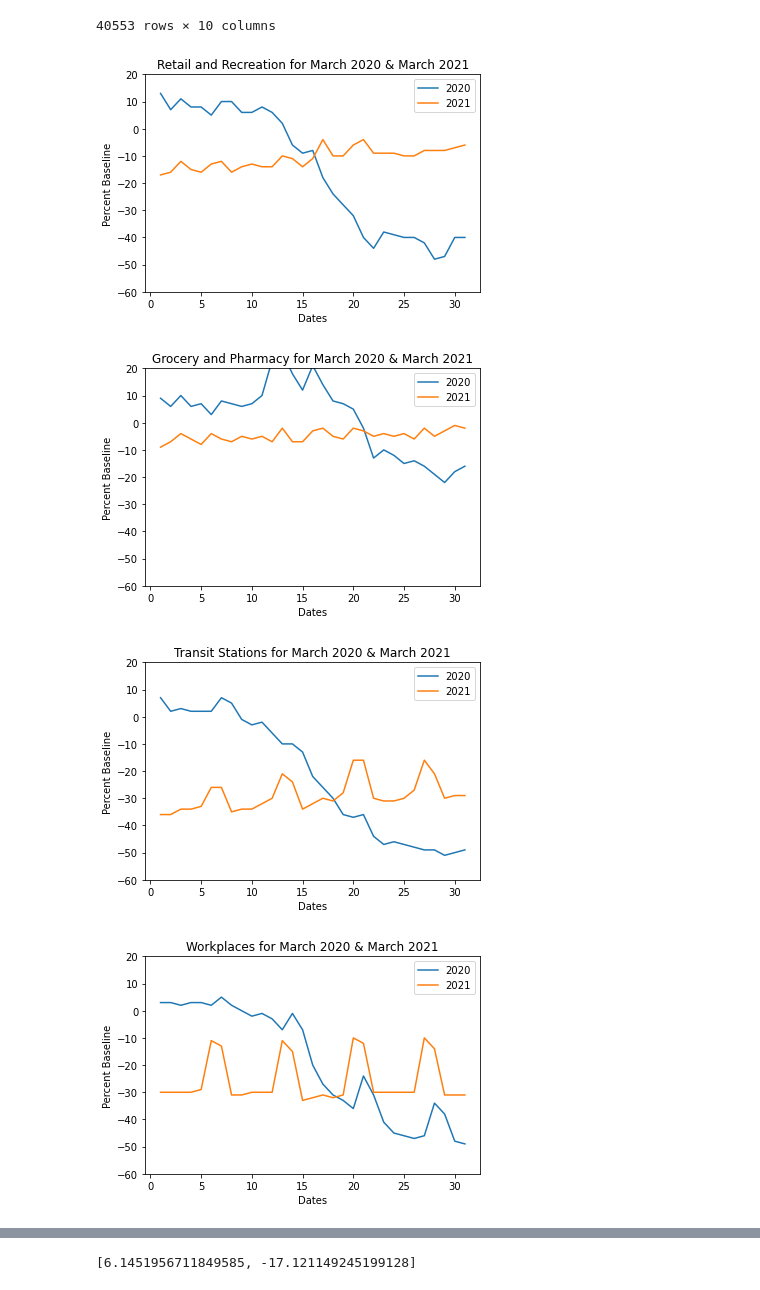
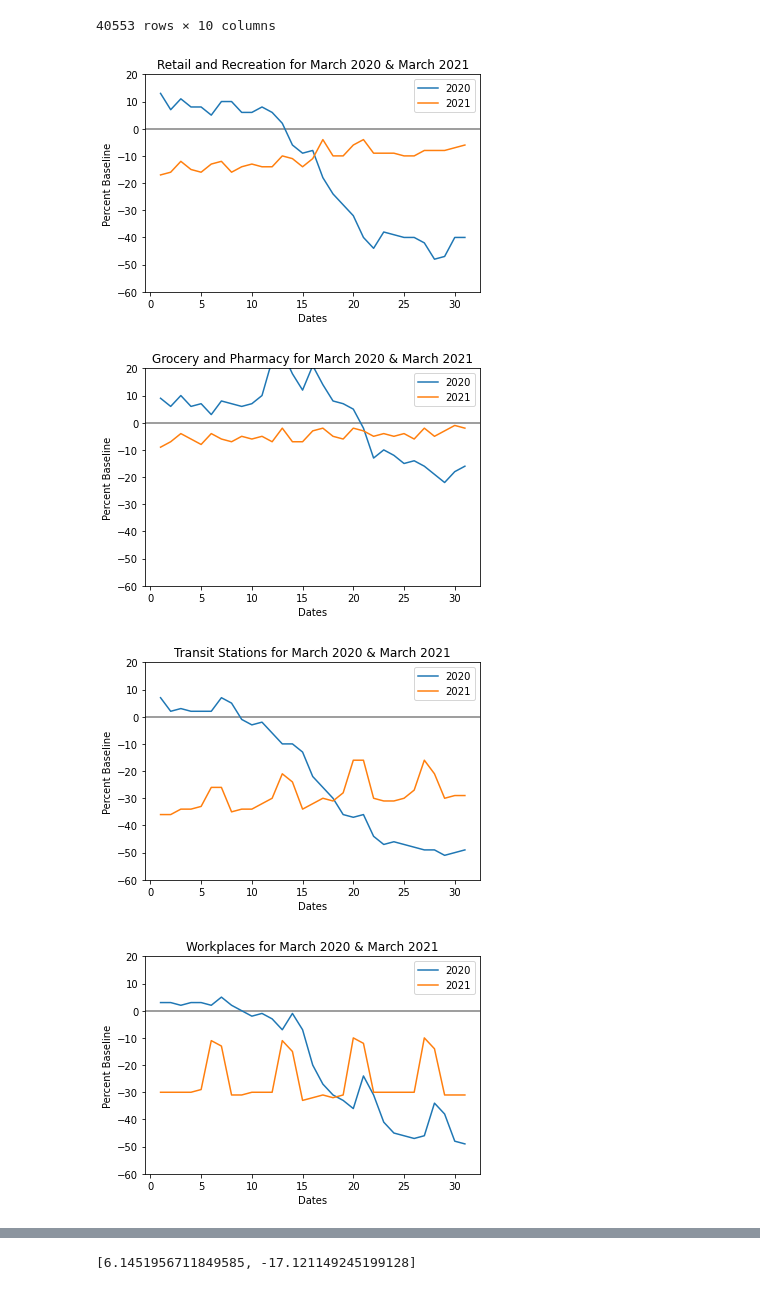
Before and after one commit to Munseaux/Pandemic-Movement, a Jupyter notebook: year_over_year_data.ipynb, the cells around one changed output, grey strips where cells are left out. Saved outputs shown, nothing was run; the diff lists cells and outputs as text; code cells hidden in the pictures.

```diff
--- a/year_over_year_data.ipynb
+++ b/year_over_year_data.ipynb
@@ -206,43 +206,43 @@ feb2020_df
 # %%
 labels = ['March 2020', 'March 2021']
 
 x = np.arange(len(labels))  # the label locations
 width = .35 #  the width of the bars
 
 plt.ylim([-60, 20])
+plt.axhline(y = 0, color = 'grey', linestyle = '-')
 
 # Data
 mar2020_df = mar2020_df[mar2020_df['sub_region_1'].isnull()]
 mar2021_df = mar2021_df[mar2021_df['sub_region_1'].isnull()]
 
 # plt.figure(figsize=(20,10))
 mar2020_df["month"] = mar2020_df["New Date"].dt.day
 mar2021_df["month"] = mar2021_df["New Date"].dt.day
 
 plt.plot(mar2020_df['month'], mar2020_df['retail_and_recreation_percent_change_from_baseline'], label = '2020')
 plt.plot(mar2021_df['month'], mar2021_df['retail_and_recreation_percent_change_from_baseline'], label = '2021')
 
 plt.ylabel('Percent Baseline')
 plt.xlabel('Dates')
 plt.title('Retail and Recreation for March 2020 & March 2021')
 # # show legend
 plt.legend()
 plt.savefig("Images/Retail and Recreation for March 2020 & March 2021")
 
 
 
 plt.show()
 # %% [output]
-[figure, old version]
+[figure, new version]
 # %%
 labels = ['March 2020', 'March 2021']
 
 x = np.arange(len(labels))  # the label locations
 width = .35 #  the width of the bars
 
-y = np.array([-60, -50, -40, -30, -20, -10, 0, 10, 20])
-
 plt.ylim([-60, 20])
+plt.axhline(y = 0, color = 'grey', linestyle = '-')
 
 # Data
 mar2020_df = mar2020_df[mar2020_df['sub_region_1'].isnull()]
@@ -265,7 +265,7 @@ plt.savefig("Images/Grocery and Pharmacy for March 2020 & March 2021")
 
 plt.show()
 # %% [output]
-[figure, old version]
+[figure, new version]
 # %%
 labels = ['March 2020', 'March 2021']
 
@@ -273,6 +273,7 @@ x = np.arange(len(labels))  # the label locations
 width = .35 #  the width of the bars
 
 plt.ylim([-60, 20])
+plt.axhline(y = 0, color = 'grey', linestyle = '-')
 
 # Data
 mar2020_df = mar2020_df[mar2020_df['sub_region_1'].isnull()]
@@ -295,7 +296,7 @@ plt.savefig("Images/Transit Stations for March 2020 & March 2021")
 
 plt.show()
 # %% [output]
-[figure, old version]
+[figure, new version]
 # %%
 labels = ['March 2020', 'March 2021']
 
@@ -303,6 +304,7 @@ x = np.arange(len(labels))  # the label locations
 width = .35 #  the width of the bars
 
 plt.ylim([-60, 20])
+plt.axhline(y = 0, color = 'grey', linestyle = '-')
 
 # Data
 mar2020_df = mar2020_df[mar2020_df['sub_region_1'].isnull()]
@@ -324,7 +326,7 @@ plt.savefig("Images/Workplaces for March 2020 & March 2021")
 
 plt.show()
 # %% [output]
-[figure, old version]
+[figure, new version]
 # %%
 labels = ['April 2020', 'April 2021']
 
```
Also changed, not shown: parts of 4 cells of this notebook, 8 other files.
